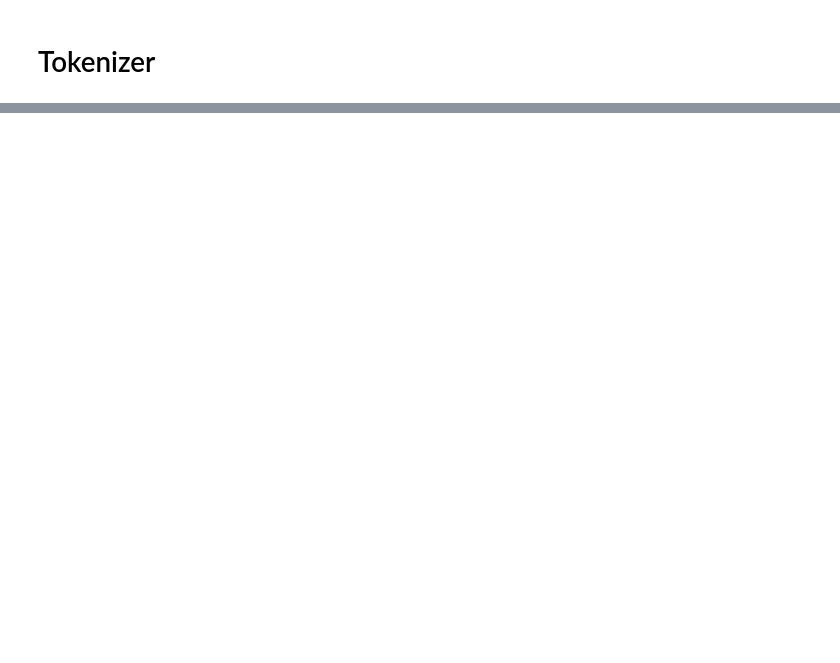
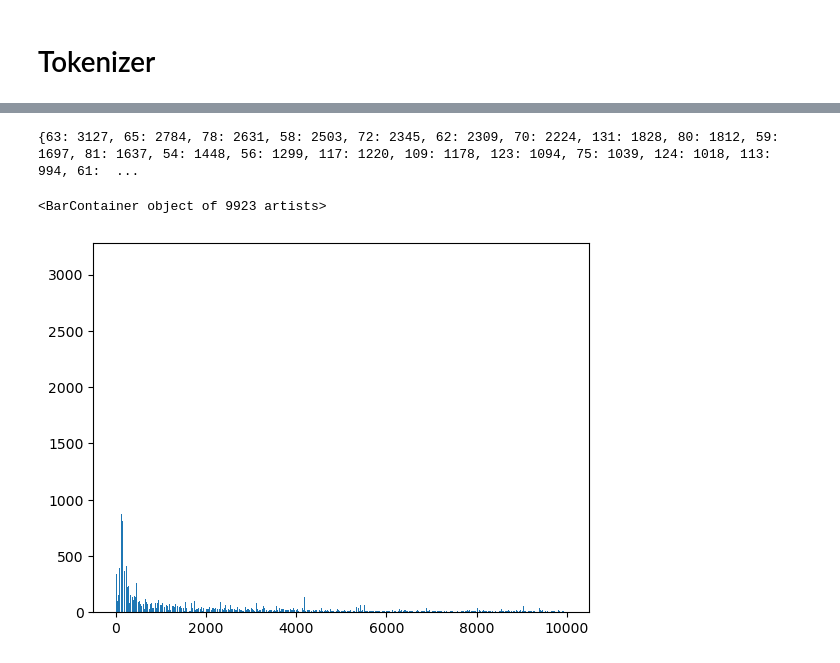
Before and after one commit to TheRealAnonymous008/ML-Playground, a Jupyter notebook: ChaosLang/language-eda.ipynb, the cells around one changed output, grey strips where cells are left out. Cells and saved outputs as stored; diff of their text form; code cells hidden in the pictures; blank space fills up the shorter version.

```diff
--- a/ChaosLang/language-eda.ipynb
+++ b/ChaosLang/language-eda.ipynb
@@ -141,0 +214,15 @@ dataloader = DataLoader(phonetics_dataset, batch_size=BATCH_SIZE, shuffle=True)
+# %%
+symbols_hist = {}
+for d in dataset:
+    for x in d[1:-1]:
+        if x in symbols_hist.keys():
+            symbols_hist[x] += 1
+        else:
+            symbols_hist[x] = 1
+sorted_hist =dict(sorted(symbols_hist.items(), key=lambda item: item[1], reverse=True))
+print(sorted_hist)
+plt.bar(sorted_hist.keys(), sorted_hist.values())
+# %% [output]
+{63: 3127, 65: 2784, 78: 2631, 58: 2503, 72: 2345, 62: 2309, 70: 2224, 131: 1828, 80: 1812, 59: 1697, 81: 1637, 54: 1448, 56: 1299, 117: 1220, 109: 1178, 123: 1094, 75: 1039, 124: 1018, 113: 994, 61:  ...
+<BarContainer object of 9923 artists>
+[figure, added]
```
Also changed, not shown: parts of 23 cells of this notebook, 9 other files.
